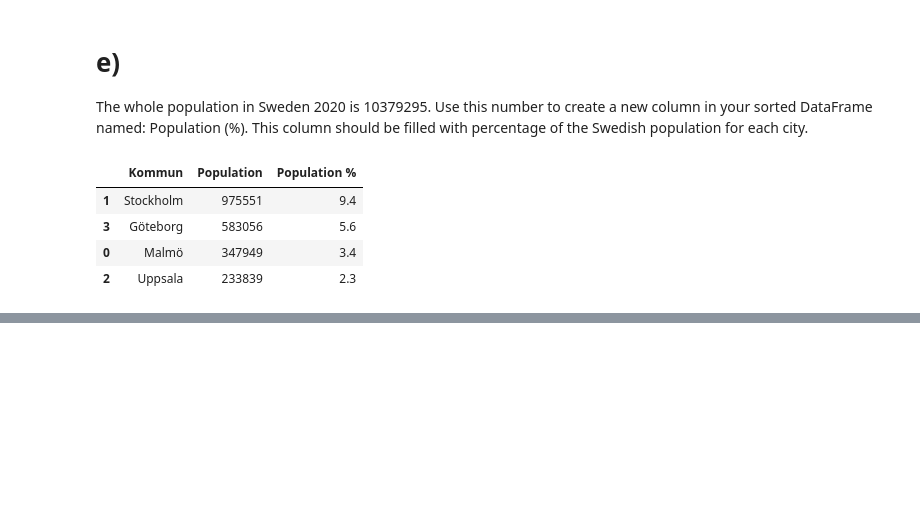
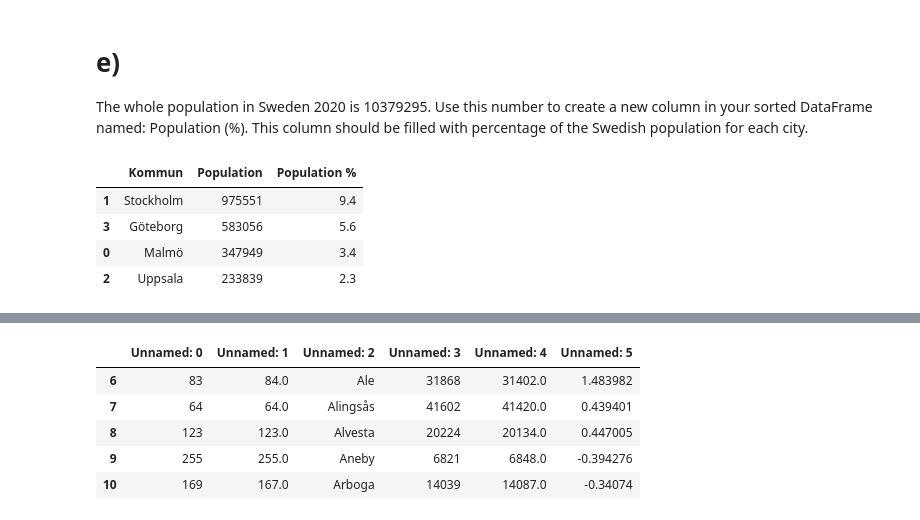
Before and after one commit to JonasBE13/Databehandling-Jonas-Bengtstrom, a Jupyter notebook: Databehandling exercies/E00_pandas_basic_syntax.ipynb, the cells around one changed output, grey strips where cells are left out. Saved outputs shown, nothing was run; the diff lists cells and outputs as text; code cells hidden in the pictures; blank space fills up the shorter version.

```diff
--- a/Databehandling exercies/E00_pandas_basic_syntax.ipynb
+++ b/Databehandling exercies/E00_pandas_basic_syntax.ipynb
@@ -136,0 +172,11 @@ df_sorted_descending
+# %%
+# OBS!! Farlig kod. Kör ENBART en gång. Annars kommer den alltid att ta bort index 0-5
+df_totalt = df_totalt.drop([0,1,2,3,4,5]) # removes indexes 0-5
+df_totalt.head()
+# %% [output]
+|  | Unnamed: 0 | Unnamed: 1 | Unnamed: 2 | Unnamed: 3 | Unnamed: 4 | Unnamed: 5 |
+| 6 | 83 | 84.0 | Ale | 31868 | 31402.0 | 1.483982 |
+| 7 | 64 | 64.0 | Alingsås | 41602 | 41420.0 | 0.439401 |
+| 8 | 123 | 123.0 | Alvesta | 20224 | 20134.0 | 0.447005 |
+| 9 | 255 | 255.0 | Aneby | 6821 | 6848.0 | -0.394276 |
+| 10 | 169 | 167.0 | Arboga | 14039 | 14087.0 | -0.34074 |
```
Also changed, not shown: parts of 20 cells of this notebook, 1 other file.
